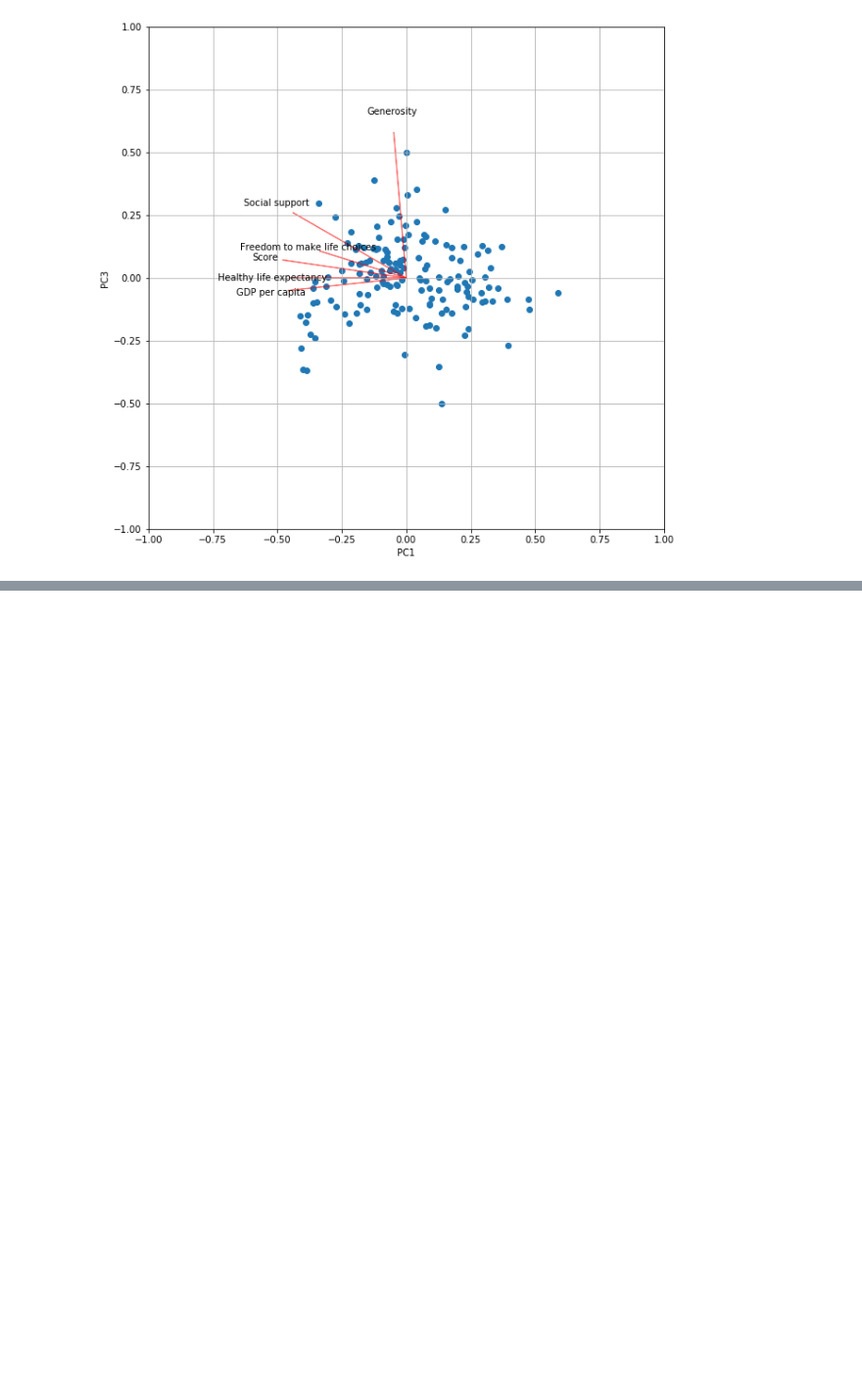
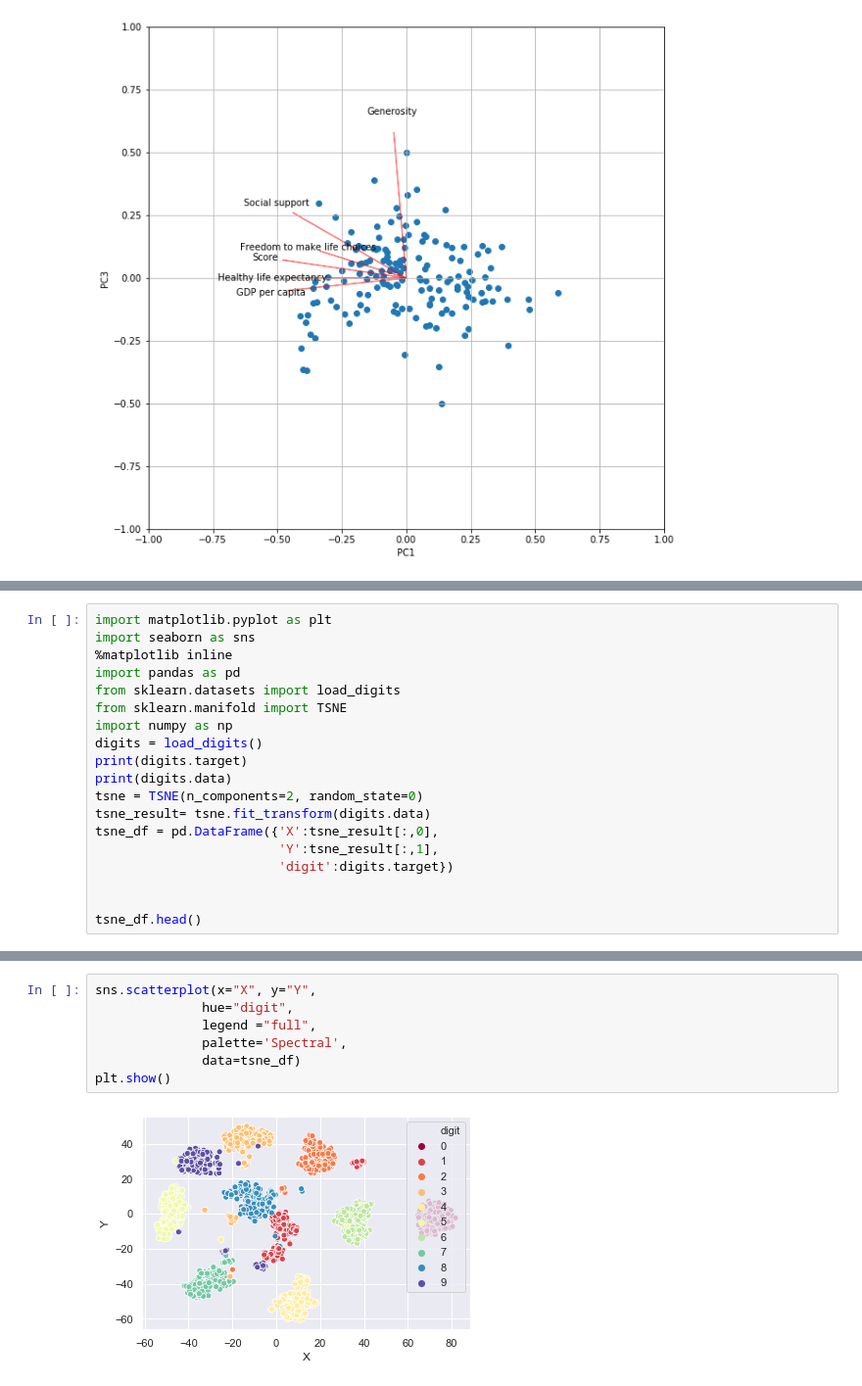
Before and after one commit to rootstrap/ml-training, a Jupyter notebook: dimension_reduction.ipynb, the cells around one changed output, grey strips where cells are left out. Shown at 98% size. Drawn from its saved outputs; the diff is of its cells as text; blank space fills up the shorter version.

```diff
--- a/dimension_reduction.ipynb
+++ b/dimension_reduction.ipynb
@@ -285,0 +289,19 @@ biplot(scores,pcs.components_,1,3,(10,10),labels=features.columns)
+# %%
+import matplotlib.pyplot as plt
+import seaborn as sns
+%matplotlib inline
+import pandas as pd
+from sklearn.datasets import load_digits
+from sklearn.manifold import TSNE
+import numpy as np
+digits = load_digits()
+print(digits.target)
+print(digits.data)
+tsne = TSNE(n_components=2, random_state=0)
+tsne_result= tsne.fit_transform(digits.data)
+tsne_df = pd.DataFrame({'X':tsne_result[:,0],
+                        'Y':tsne_result[:,1],
+                        'digit':digits.target})
+
+
+tsne_df.head()
@@ -285,0 +323,9 @@ biplot(scores,pcs.components_,1,3,(10,10),labels=features.columns)
+# %%
+sns.scatterplot(x="X", y="Y",
+              hue="digit",
+              legend ="full",
+              palette='Spectral',
+              data=tsne_df)
+plt.show()
+# %% [output]
+[figure, added]
```
Also changed, not shown: parts of 3 cells of this notebook, 10 other files.
